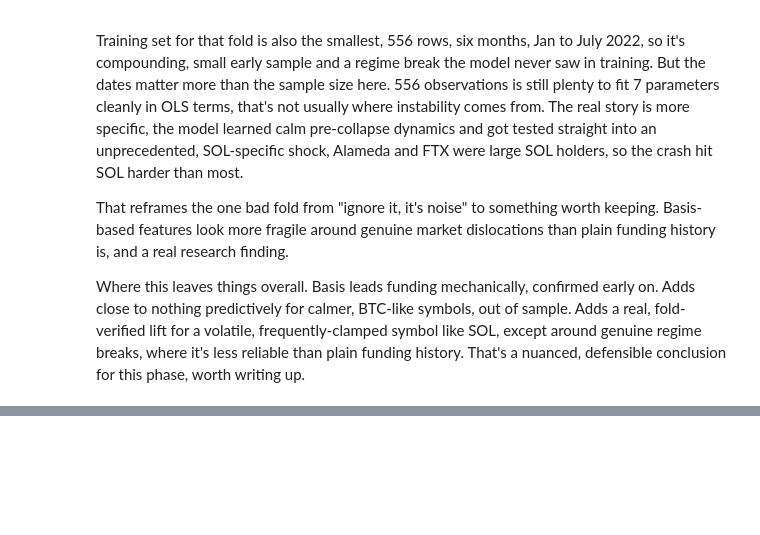
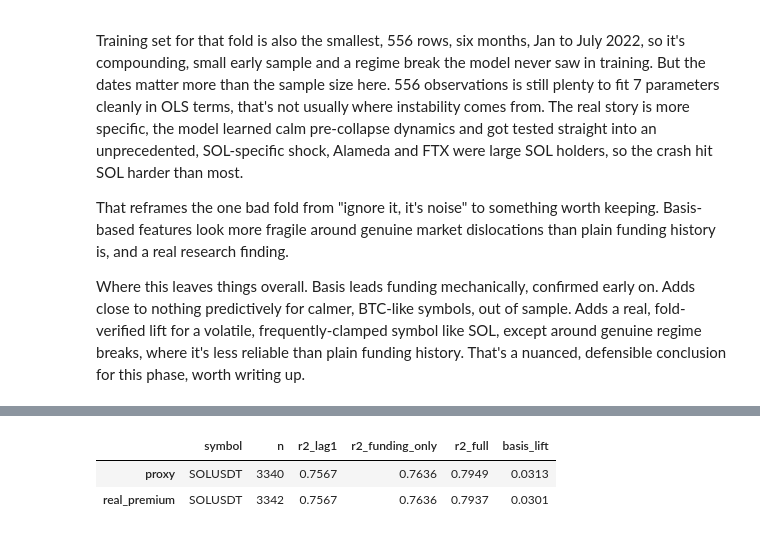
Before and after one commit to darkskele/quant_platform, a Jupyter notebook: research/funding_signal.ipynb, the cells around one changed output, grey strips where cells are left out. Cells and saved outputs as stored; diff of their text form; code cells hidden in the pictures; blank space fills up the shorter version.

```diff
--- a/research/funding_signal.ipynb
+++ b/research/funding_signal.ipynb
@@ -594,0 +560,8 @@ Where this leaves things overall. Basis leads funding mechanically, confirmed ea
+# %%
+summary_sol_proxy = symbol_summary("SOLUSDT", basis_fn=basis_proxy_minutes)
+summary_sol_real = symbol_summary("SOLUSDT", basis_fn=premium_index_minutes)
+pd.DataFrame([summary_sol_proxy, summary_sol_real], index=["proxy", "real_premium"]).round(4)
+# %% [output]
+|  | symbol | n | r2_lag1 | r2_funding_only | r2_full | basis_lift |
+| proxy | SOLUSDT | 3340 | 0.7567 | 0.7636 | 0.7949 | 0.0313 |
+| real_premium | SOLUSDT | 3342 | 0.7567 | 0.7636 | 0.7937 | 0.0301 |
```
Also changed, not shown: parts of 38 cells of this notebook.
